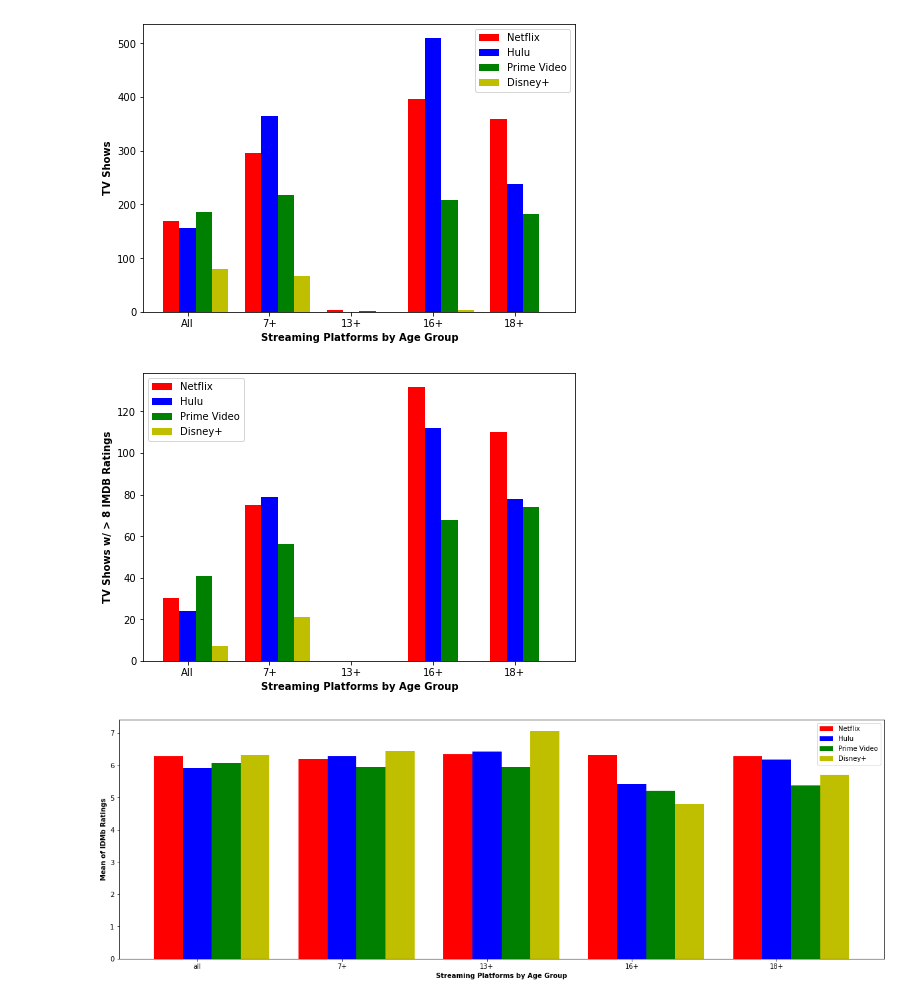
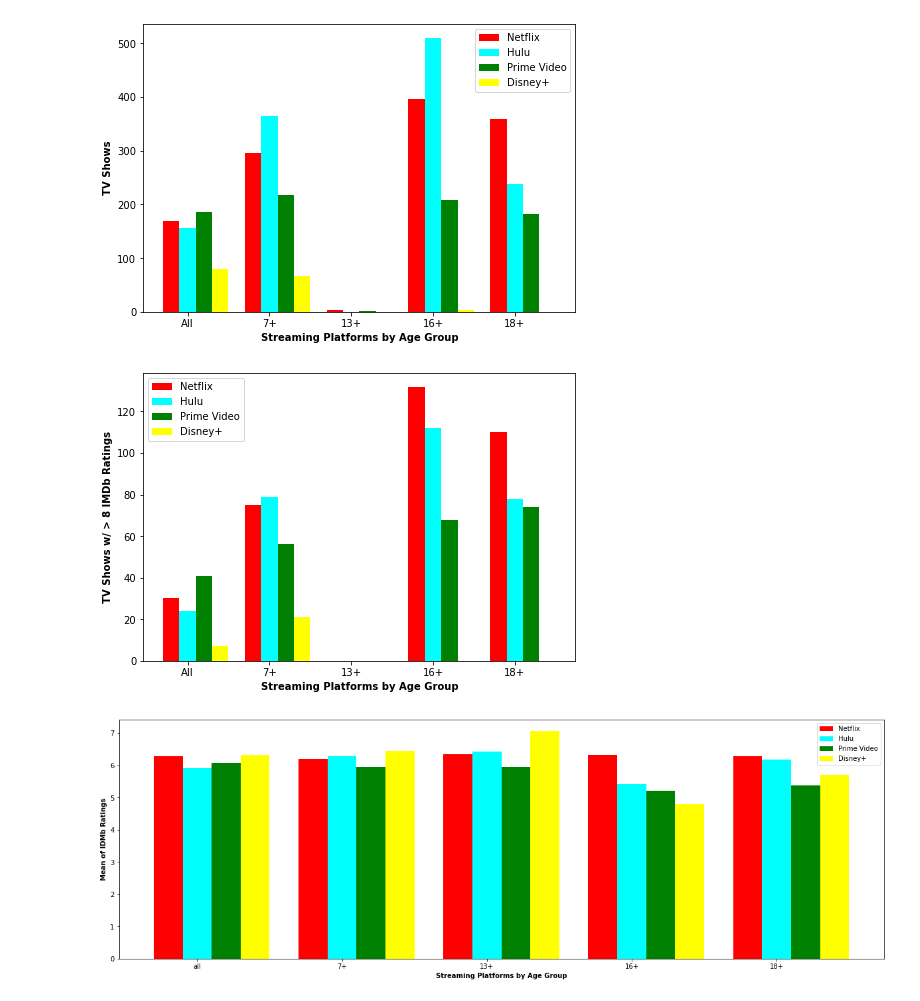
Before and after one commit to jtslater2/old_fashioned, a Jupyter notebook: Scripts/mpaa.ipynb, the cells around one changed output. Saved outputs shown, nothing was run; the diff lists cells and outputs as text; code cells hidden in the pictures.

Commit message:
updated colors to match new pie chart

```diff
--- a/Scripts/mpaa.ipynb
+++ b/Scripts/mpaa.ipynb
@@ -475,9 +475,9 @@ x = np.arange(5)
 
 ax = fig.add_axes([0,0,1,1])
 ax.bar(x, tvs2["tvnf-age"], color = 'r', width = 0.2, label = "Netflix")
-ax.bar(x+.2, tvs3["tvhu-age"], color = 'b', width = 0.2, label = "Hulu")
+ax.bar(x+.2, tvs3["tvhu-age"], color = 'aqua', width = 0.2, label = "Hulu")
 ax.bar(x+ .4, tvs4["tvpv-age"], color = 'g', width = 0.2, label = "Prime Video")
-ax.bar(x+.6, tvs5["tvdi-age"], color = 'y', width = 0.2, label = "Disney+")
+ax.bar(x+.6, tvs5["tvdi-age"], color = 'yellow', width = 0.2, label = "Disney+")
 
 
 plt.xlabel('Streaming Platforms by Age Group', fontweight ='bold')
@@ -491,14 +491,12 @@ plt.legend()
 
 plt.savefig(r'../Final_Datasets/Age Group - TV Shows per Streaming Service.png', bbox_inches = 'tight')
 
-
-
 plt.show()
 
 
 #plt.savefig(r'../Final_Datasets/Age Group - Movies per Streaming Service.png',bbox_inches = 'tight')
 # %% [output]
-[figure, old version]
+[figure, new version]
 # %%
 #tv show count by age group - high IMDb scores
 
@@ -511,9 +509,9 @@ x = np.arange(5)
 
 ax = fig.add_axes([0,0,1,1])
 ax.bar(x, htvs2["htvnf-age"], color = 'r', width = 0.2, label = "Netflix")
-ax.bar(x+.2, htvs3["htvhu-age"], color = 'b', width = 0.2, label = "Hulu")
+ax.bar(x+.2, htvs3["htvhu-age"], color = 'aqua', width = 0.2, label = "Hulu")
 ax.bar(x+ .4, htvs4["htvpv-age"], color = 'g', width = 0.2, label = "Prime Video")
-ax.bar(x+.6, htvs5["htvdi-age"], color = 'y', width = 0.2, label = "Disney+")
+ax.bar(x+.6, htvs5["htvdi-age"], color = 'yellow', width = 0.2, label = "Disney+")
 
 
 plt.xlabel('Streaming Platforms by Age Group', fontweight ='bold')
@@ -527,43 +525,38 @@ plt.legend()
 
 plt.savefig(r'../Final_Datasets/Age Group - TV Shows per Streaming Service with high IMDb score.png', bbox_inches = 'tight')
 
-
-
 plt.show()
-
-
-#plt.savefig(r'../Final_Datasets/Age Group - Movies per Streaming Service.png',bbox_inches = 'tight')
 # %% [output]
-[figure, old version]
+[figure, new version]
 # %%
 #IMDB mean for each age group  movies
 
 fig = plt.figure(figsize = (16,5))
 
 x = np.arange(5)
 
 ax = fig.add_axes([0,0,1,1])
 ax.bar(x, ms2["mnf-age"], color = 'r', width = 0.2, label = "Netflix")
-ax.bar(x+.2, ms3["mhu-age"], color = 'b', width = 0.2, label = "Hulu")
+ax.bar(x+.2, ms3["mhu-age"], color = 'aqua', width = 0.2, label = "Hulu")
 ax.bar(x+ .4, ms4["mpv-age"], color = 'g', width = 0.2, label = "Prime Video")
-ax.bar(x+.6, ms5["mdi-age"], color = 'y', width = 0.2, label = "Disney+")
+ax.bar(x+.6, ms5["mdi-age"], color = 'yellow', width = 0.2, label = "Disney+")
 
 
 
 plt.xlabel('Streaming Platforms by Age Group', fontweight ='bold')
 plt.ylabel('Mean of IDMb Ratings', fontweight ='bold')
 #plt.xticks(['all', '7+', '13+', '16+', '18+'])
 plt.xticks([r + .2 for r in range(5)],
            ['all', '7+', '13+', '16+', '18+'])
 
 plt.legend()
 
 
 
 
 plt.show()
 # %% [output]
-[figure, old version]
+[figure, new version]
 # %%
 #IMDB mean for each age group tv
 
```
Also changed, not shown: parts of 8 cells of this notebook, 4 other files.
